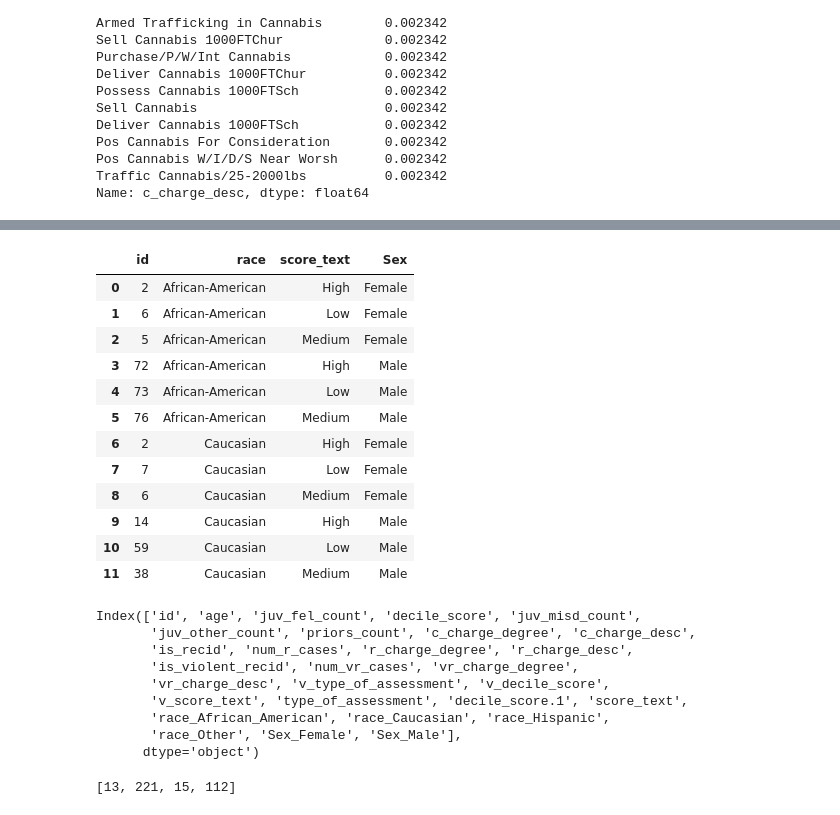
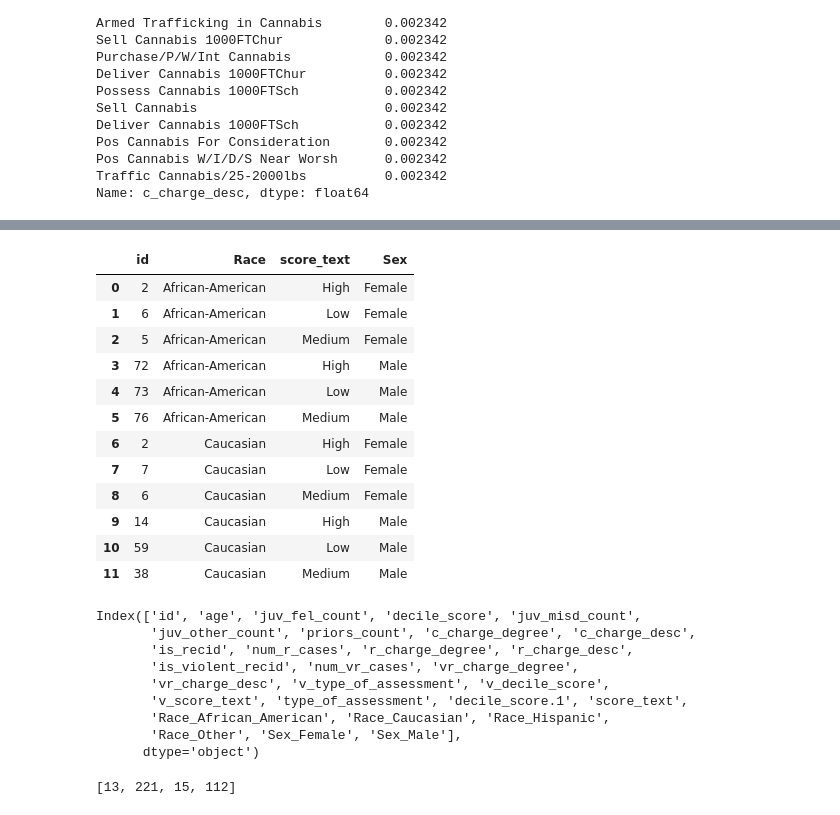
Before and after one commit to CyrusRR/iXDSCourseProject1, a Jupyter notebook: compas-analysis-master/CompasCannabis.ipynb, the cells around one changed output, grey strips where cells are left out. Cells and saved outputs as stored; diff of their text form; code cells hidden in the pictures.

```diff
--- a/compas-analysis-master/CompasCannabis.ipynb
+++ b/compas-analysis-master/CompasCannabis.ipynb
@@ -66,6 +66,7 @@ Name: race, dtype: float64
 # %%
 CompWeed = compas2[compas2['c_charge_desc'].str.contains("Cannabis",na = False)]
 CompWeed = CompWeed.rename(columns ={"sex":"Sex"})
+CompWeed = CompWeed.rename(columns ={"race":"Race"})
 CompWeed.c_charge_desc.value_counts(True)
 # %% [output]
 Pos Cannabis W/Intent Sel/Del        0.306792
@@ -89,6 +90,6 @@ Pos Cannabis W/I/D/S Near Worsh      0.002342
 Traffic Cannabis/25-2000lbs          0.002342
 Name: c_charge_desc, dtype: float64
 # %%
-CompWeed2 = CompWeed.groupby(["race","Sex","score_text"]).count().reset_index()[["id","race","score_text","Sex"]]
+CompWeed2 = CompWeed.groupby(["Race","Sex","score_text"]).count().reset_index()[["id","Race","score_text","Sex"]]
 CompWeed2
 # %% [output]
@@ -110,10 +111,10 @@ CompWeed2
 | 19 | 20 | Other | Low | Male |
 | 20 | 4 | Other | Medium | Male |
 # %%
-CompWeed3 = CompWeed2[(CompWeed2.race == "African-American")| (CompWeed2.race == "Caucasian")]
+CompWeed3 = CompWeed2[(CompWeed2.Race == "African-American")| (CompWeed2.Race == "Caucasian")]
 CompWeed3
 # %% [output]
-|  | id | race | score_text | Sex |
+|  | id | Race | score_text | Sex |
 | 0 | 2 | African-American | High | Female |
 | 1 | 6 | African-American | Low | Female |
 | 2 | 5 | African-American | Medium | Female |
@@ -131,6 +132,6 @@ Compdum = pd.get_dummies(CompWeed, prefix=["race","Sex"], columns=["race","Sex"]
 # %%
 Com2 = Compdum
-Com2 = Com2.rename(columns ={"race_African-American": "race_African_American"})
+Com2 = Com2.rename(columns ={"Race_African-American": "Race_African_American"})
 Com2.columns
 # %% [output]
 Index(['id', 'age', 'juv_fel_count', 'decile_score', 'juv_misd_count',
@@ -139,7 +140,7 @@ Index(['id', 'age', 'juv_fel_count', 'decile_score', 'juv_misd_count',
        'is_violent_recid', 'num_vr_cases', 'vr_charge_degree',
        'vr_charge_desc', 'v_type_of_assessment', 'v_decile_score',
        'v_score_text', 'type_of_assessment', 'decile_score.1', 'score_text',
-       'race_African_American', 'race_Caucasian', 'race_Hispanic',
-       'race_Other', 'Sex_Female', 'Sex_Male'],
+       'Race_African_American', 'Race_Caucasian', 'Race_Hispanic',
+       'Race_Other', 'Sex_Female', 'Sex_Male'],
       dtype='object')
 # %%
```
Also changed, not shown: parts of 16 cells of this notebook, 2 other files.
